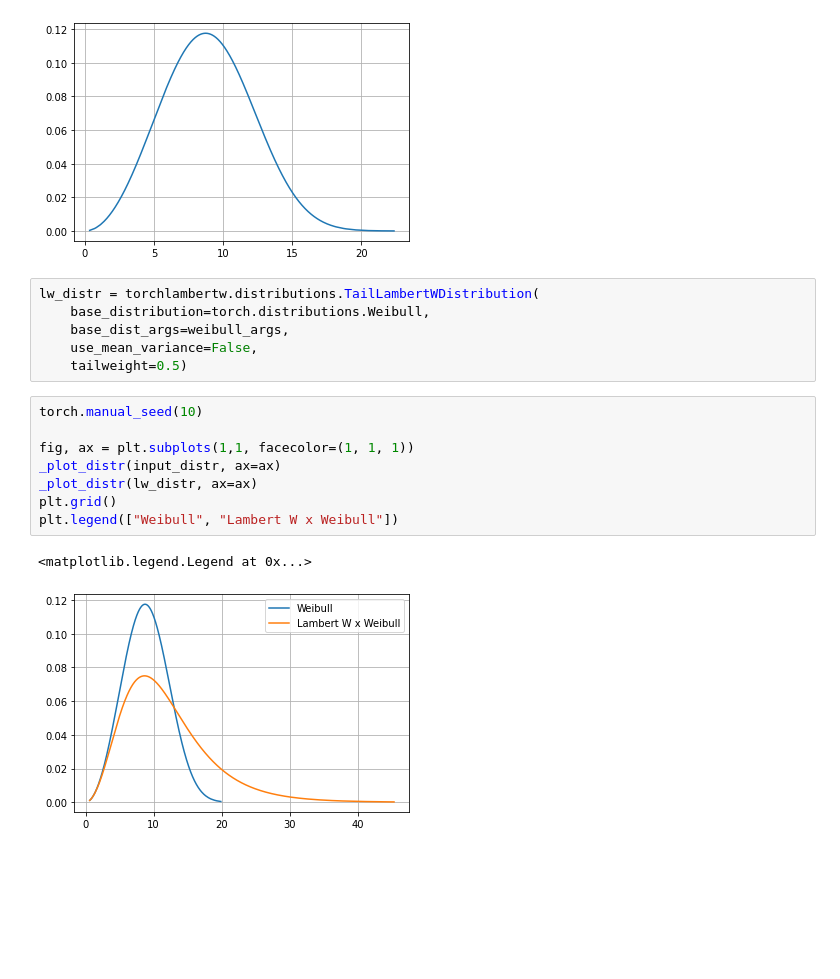
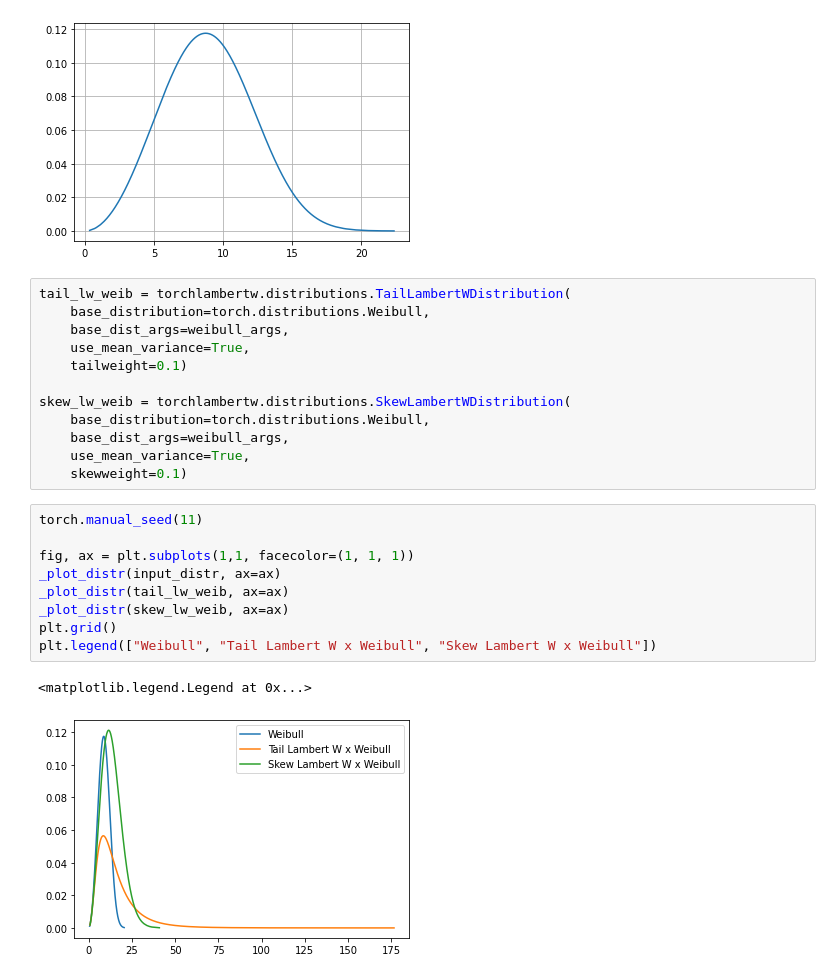
Before and after one commit to gmgeorg/torchlambertw, a Jupyter notebook: notebooks/demo-lambertw-f-distributions.ipynb, the cells around one changed output. Saved outputs shown, nothing was run; the diff lists cells and outputs as text; blank space fills up the shorter version.

Commit message:
fix distributions; add various distributions explicitly

```diff
--- a/notebooks/demo-lambertw-f-distributions.ipynb
+++ b/notebooks/demo-lambertw-f-distributions.ipynb
@@ -168,19 +169,26 @@ _plot_distr(input_distr)
 # %% [output]
 [figure]
 # %%
-lw_distr = torchlambertw.distributions.TailLambertWDistribution(
+tail_lw_weib = torchlambertw.distributions.TailLambertWDistribution(
     base_distribution=torch.distributions.Weibull,
     base_dist_args=weibull_args,
-    use_mean_variance=False,
-    tailweight=0.5)
+    use_mean_variance=True,
+    tailweight=0.1)
+
+skew_lw_weib = torchlambertw.distributions.SkewLambertWDistribution(
+    base_distribution=torch.distributions.Weibull,
+    base_dist_args=weibull_args,
+    use_mean_variance=True,
+    skewweight=0.1)
 # %%
-torch.manual_seed(10)
+torch.manual_seed(11)
 
 fig, ax = plt.subplots(1,1, facecolor=(1, 1, 1))
 _plot_distr(input_distr, ax=ax)
-_plot_distr(lw_distr, ax=ax)
+_plot_distr(tail_lw_weib, ax=ax)
+_plot_distr(skew_lw_weib, ax=ax)
 plt.grid()
-plt.legend(["Weibull", "Lambert W x Weibull"])
+plt.legend(["Weibull", "Tail Lambert W x Weibull", "Skew Lambert W x Weibull"])
 # %% [output]
 <matplotlib.legend.Legend at 0x...>
-[figure, old version]
+[figure, new version]
```
Also changed, not shown: parts of 13 cells of this notebook, 16 other files.
